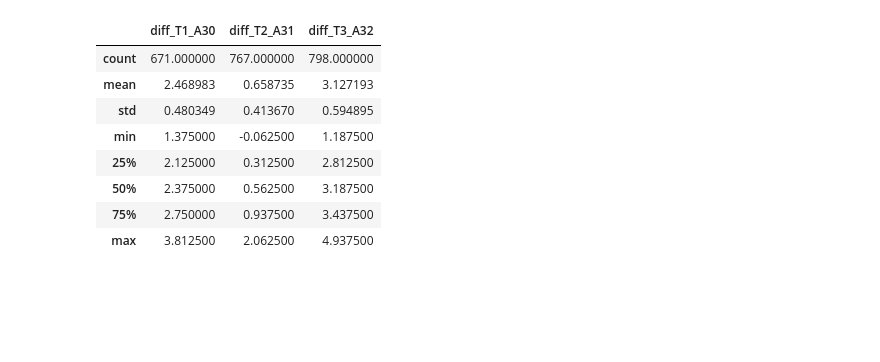
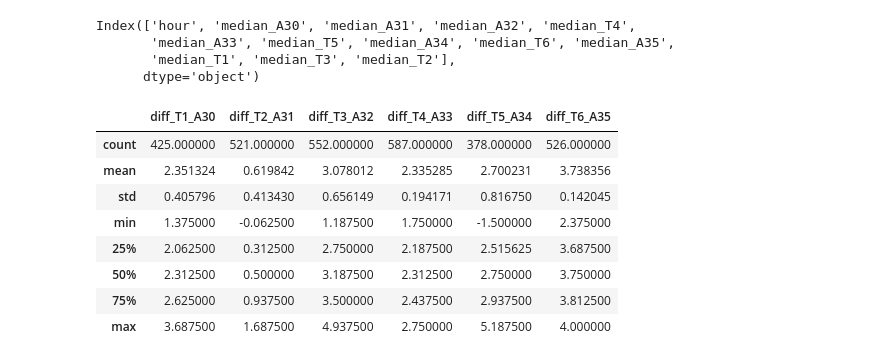
Before and after one commit to Medvedku/Bridges, a Jupyter notebook: 99_Others/SA/02a_TLeafs_vs_ALeafs.ipynb, the cells around one changed output. Saved outputs shown, nothing was run; the diff lists cells and outputs as text; code cells hidden in the pictures; blank space fills up the shorter version.

```diff
--- a/99_Others/SA/02a_TLeafs_vs_ALeafs.ipynb
+++ b/99_Others/SA/02a_TLeafs_vs_ALeafs.ipynb
@@ -3,8 +3,11 @@ import pymongo
 
 client = pymongo.MongoClient("mongodb://localhost:27017/")
 
-db = client["Monitoring"]
-collection = db["PRJ-16"]
+# db = client["Monitoring"]
+# collection = db["PRJ-16"]
+
+db = client["SteelArena"]
+collection = db["Init"]
 # %%
 combined_pipeline = [
     {
@@ -236,22 +912,33 @@ import pandas as pd
 
 # Convert the results to a pandas DataFrame
 df = pd.DataFrame(list(collection.aggregate(combined_pipeline)))
+# %%
+df.columns
+# %% [output]
+Index(['hour', 'median_A30', 'median_A31', 'median_A32', 'median_T4',
+       'median_A33', 'median_T5', 'median_A34', 'median_T6', 'median_A35',
+       'median_T1', 'median_T3', 'median_T2'],
+      dtype='object')
 # %%
 df['diff_T1_A30'] = df['median_A30'] - df['median_T1']
 df['diff_T2_A31'] = df['median_A31'] - df['median_T2']
 df['diff_T3_A32'] = df['median_A32'] - df['median_T3']
+df['diff_T4_A33'] = df['median_A33'] - df['median_T4']
+df['diff_T5_A34'] = df['median_A34'] - df['median_T5']
+df['diff_T6_A35'] = df['median_A35'] - df['median_T6']
 # %%
-df[['diff_T1_A30', 'diff_T2_A31', 'diff_T3_A32']].describe()
+df[['diff_T1_A30', 'diff_T2_A31', 'diff_T3_A32',
+    "diff_T4_A33", "diff_T5_A34", "diff_T6_A35"]].describe()
 # %% [output]
-|  | diff_T1_A30 | diff_T2_A31 | diff_T3_A32 |
-| count | 671.000000 | 767.000000 | 798.000000 |
-| mean | 2.468983 | 0.658735 | 3.127193 |
-| std | 0.480349 | 0.413670 | 0.594895 |
-| min | 1.375000 | -0.062500 | 1.187500 |
-| 25% | 2.125000 | 0.312500 | 2.812500 |
-| 50% | 2.375000 | 0.562500 | 3.187500 |
-| 75% | 2.750000 | 0.937500 | 3.437500 |
-| max | 3.812500 | 2.062500 | 4.937500 |
+|  | diff_T1_A30 | diff_T2_A31 | diff_T3_A32 | diff_T4_A33 | diff_T5_A34 | diff_T6_A35 |
+| count | 425.000000 | 521.000000 | 552.000000 | 587.000000 | 378.000000 | 526.000000 |
+| mean | 2.351324 | 0.619842 | 3.078012 | 2.335285 | 2.700231 | 3.738356 |
+| std | 0.405796 | 0.413430 | 0.656149 | 0.194171 | 0.816750 | 0.142045 |
+| min | 1.375000 | -0.062500 | 1.187500 | 1.750000 | -1.500000 | 2.375000 |
+| 25% | 2.062500 | 0.312500 | 2.750000 | 2.187500 | 2.515625 | 3.687500 |
+| 50% | 2.312500 | 0.500000 | 3.187500 | 2.312500 | 2.750000 | 3.750000 |
+| 75% | 2.625000 | 0.937500 | 3.500000 | 2.437500 | 2.937500 | 3.812500 |
+| max | 3.687500 | 1.687500 | 4.937500 | 2.750000 | 5.187500 | 4.000000 |
 # %%
 import plotly.graph_objs as go
 
```
Also changed, not shown: parts of 4 cells of this notebook, 1 other file.
